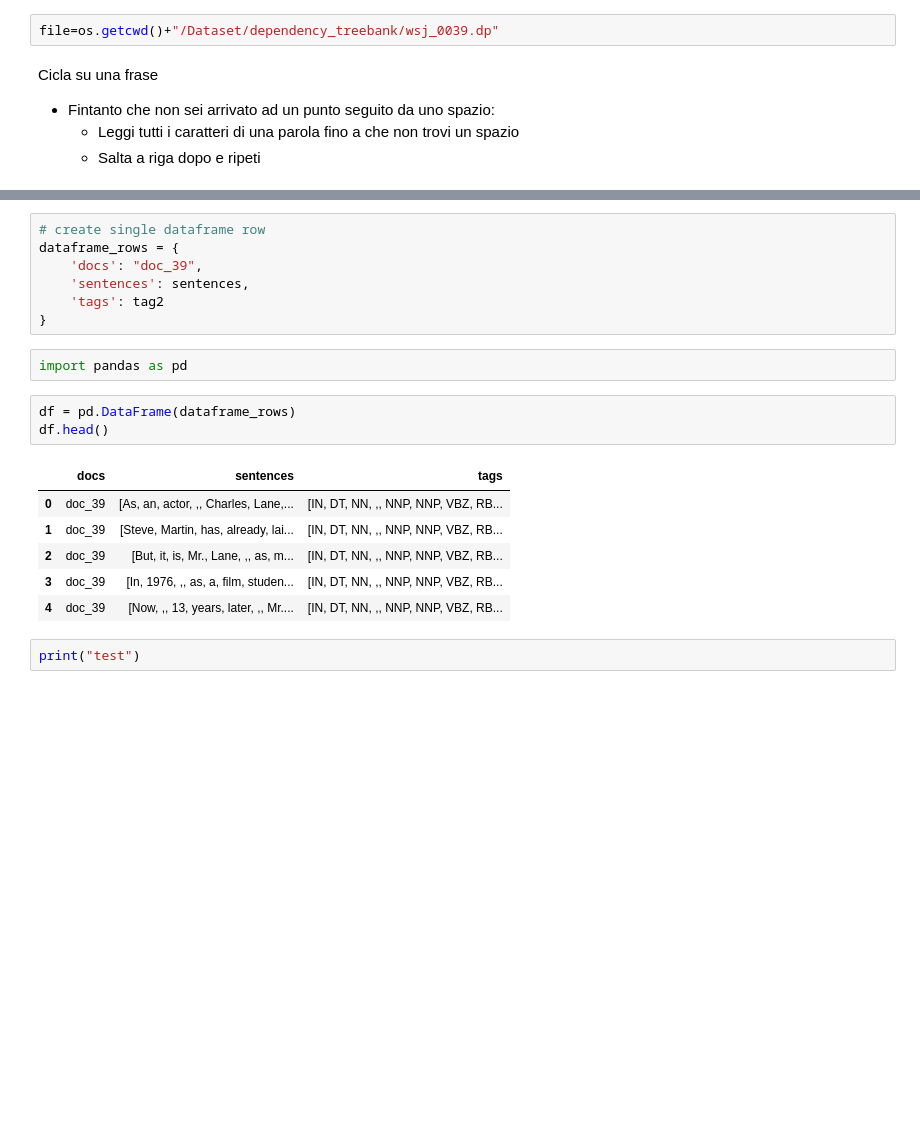
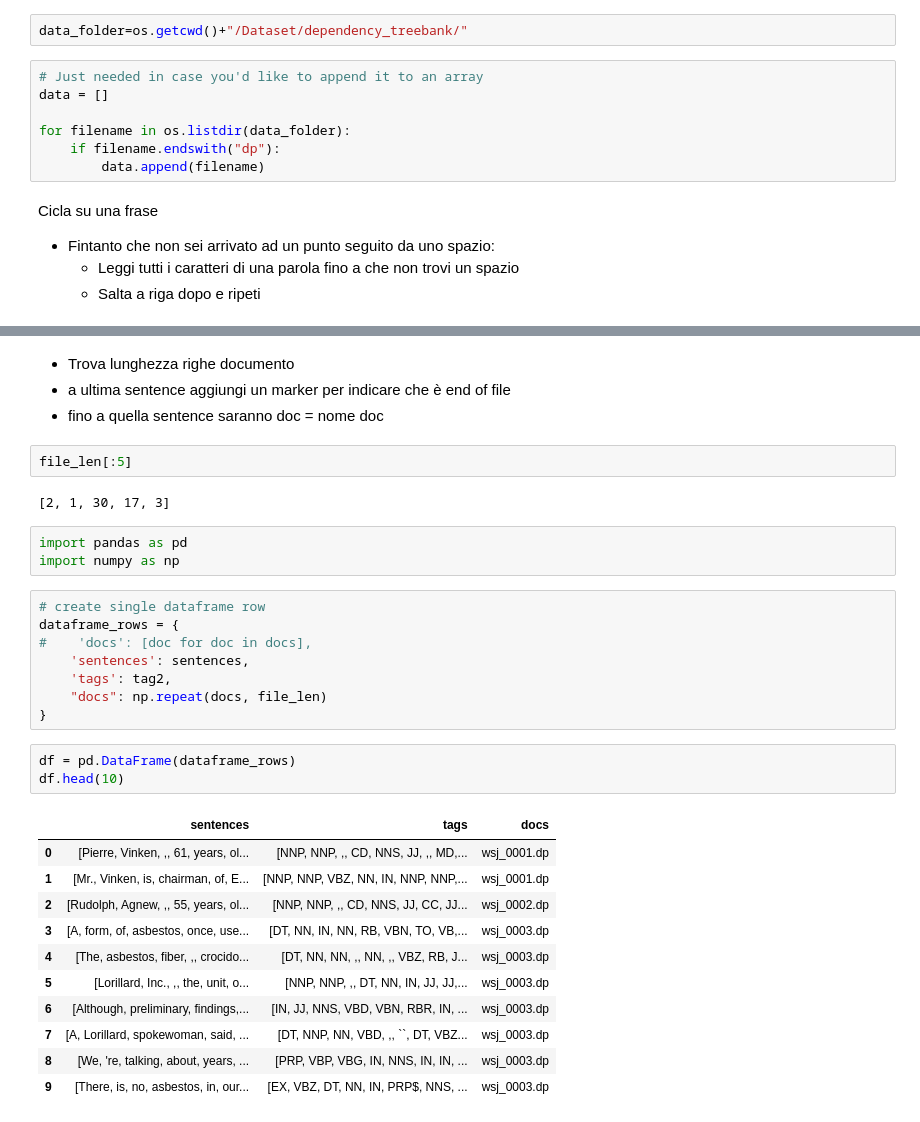
Before and after one commit to MScaramuzzi/A1-RNNs-for-Sequence-Labeling, a Jupyter notebook: Assignment_1.ipynb, the cells around one changed output, grey strips where cells are left out. Drawn from its saved outputs; the diff is of its cells as text; blank space fills up the shorter version.

```diff
--- a/Assignment_1.ipynb
+++ b/Assignment_1.ipynb
@@ -37,7 +37,14 @@ print("Successful extraction")
 Successful download
 Successful extraction
 # %%
-file=os.getcwd()+"/Dataset/dependency_treebank/wsj_0039.dp"
+data_folder=os.getcwd()+"/Dataset/dependency_treebank/"
+# %%
+# Just needed in case you'd like to append it to an array
+data = []
+
+for filename in os.listdir(data_folder):
+    if filename.endswith("dp"):
+        data.append(filename)
 # %% [markdown]
 Cicla su una frase
 - Fintanto che non sei arrivato ad un punto seguito da uno spazio:
@@ -71,21 +112,34 @@ with open(file, mode='r', encoding='utf-8') as text:
+# %% [markdown]
+* Trova lunghezza righe documento
+* a ultima sentence aggiungi un marker per indicare che è end of file
+* fino a quella sentence saranno doc = nome doc
+# %%
+file_len[:5]
+# %% [output]
+[2, 1, 30, 17, 3]
+# %%
+import pandas as pd
+import numpy as np
 # %%
 # create single dataframe row
 dataframe_rows = {
-    'docs': "doc_39",
+#    'docs': [doc for doc in docs],
     'sentences': sentences,
-    'tags': tag2
+    'tags': tag2,
+    "docs": np.repeat(docs, file_len)
 }
-# %%
-import pandas as pd
 # %%
 df = pd.DataFrame(dataframe_rows)
-df.head()
+df.head(10)
 # %% [output]
-|  | docs | sentences | tags |
-| 0 | doc_39 | [As, an, actor, ,, Charles, Lane,... | [IN, DT, NN, ,, NNP, NNP, VBZ, RB... |
-| 1 | doc_39 | [Steve, Martin, has, already, lai... | [IN, DT, NN, ,, NNP, NNP, VBZ, RB... |
-| 2 | doc_39 | [But, it, is, Mr., Lane, ,, as, m... | [IN, DT, NN, ,, NNP, NNP, VBZ, RB... |
-| 3 | doc_39 | [In, 1976, ,, as, a, film, studen... | [IN, DT, NN, ,, NNP, NNP, VBZ, RB... |
-| 4 | doc_39 | [Now, ,, 13, years, later, ,, Mr.... | [IN, DT, NN, ,, NNP, NNP, VBZ, RB... |
+|  | sentences | tags | docs |
+| 0 | [Pierre, Vinken, ,, 61, years, ol... | [NNP, NNP, ,, CD, NNS, JJ, ,, MD,... | wsj_0001.dp |
+| 1 | [Mr., Vinken, is, chairman, of, E... | [NNP, NNP, VBZ, NN, IN, NNP, NNP,... | wsj_0001.dp |
+| 2 | [Rudolph, Agnew, ,, 55, years, ol... | [NNP, NNP, ,, CD, NNS, JJ, CC, JJ... | wsj_0002.dp |
+| 3 | [A, form, of, asbestos, once, use... | [DT, NN, IN, NN, RB, VBN, TO, VB,... | wsj_0003.dp |
+| 4 | [The, asbestos, fiber, ,, crocido... | [DT, NN, NN, ,, NN, ,, VBZ, RB, J... | wsj_0003.dp |
+| 5 | [Lorillard, Inc., ,, the, unit, o... | [NNP, NNP, ,, DT, NN, IN, JJ, JJ,... | wsj_0003.dp |
+| 6 | [Although, preliminary, findings,... | [IN, JJ, NNS, VBD, VBN, RBR, IN, ... | wsj_0003.dp |
+| 7 | [A, Lorillard, spokewoman, said, ... | [DT, NNP, NN, VBD, ,, ``, DT, VBZ... | wsj_0003.dp |
+| 8 | [We, 're, talking, about, years, ... | [PRP, VBP, VBG, IN, NNS, IN, IN, ... | wsj_0003.dp |
+| 9 | [There, is, no, asbestos, in, our... | [EX, VBZ, DT, NN, IN, PRP$, NNS, ... | wsj_0003.dp |
-# %%
-print("test")
```
Also changed, not shown: parts of 8 cells of this notebook.
